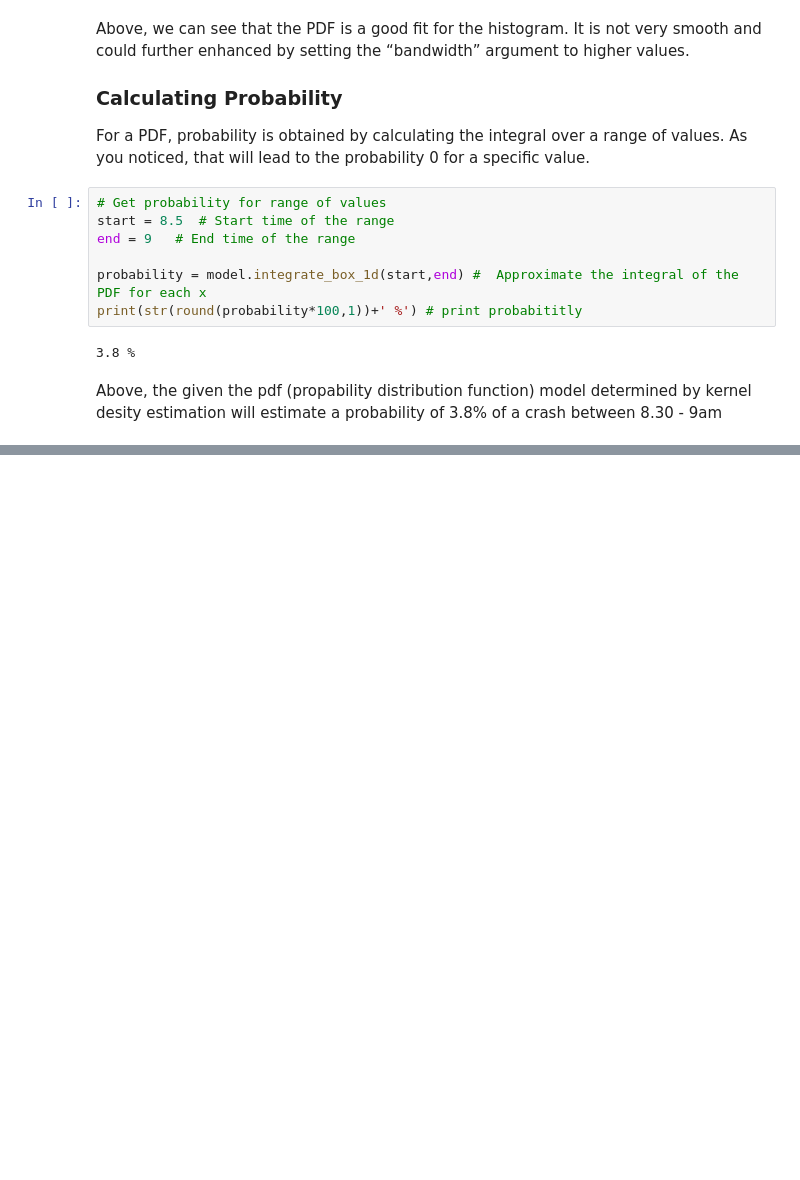
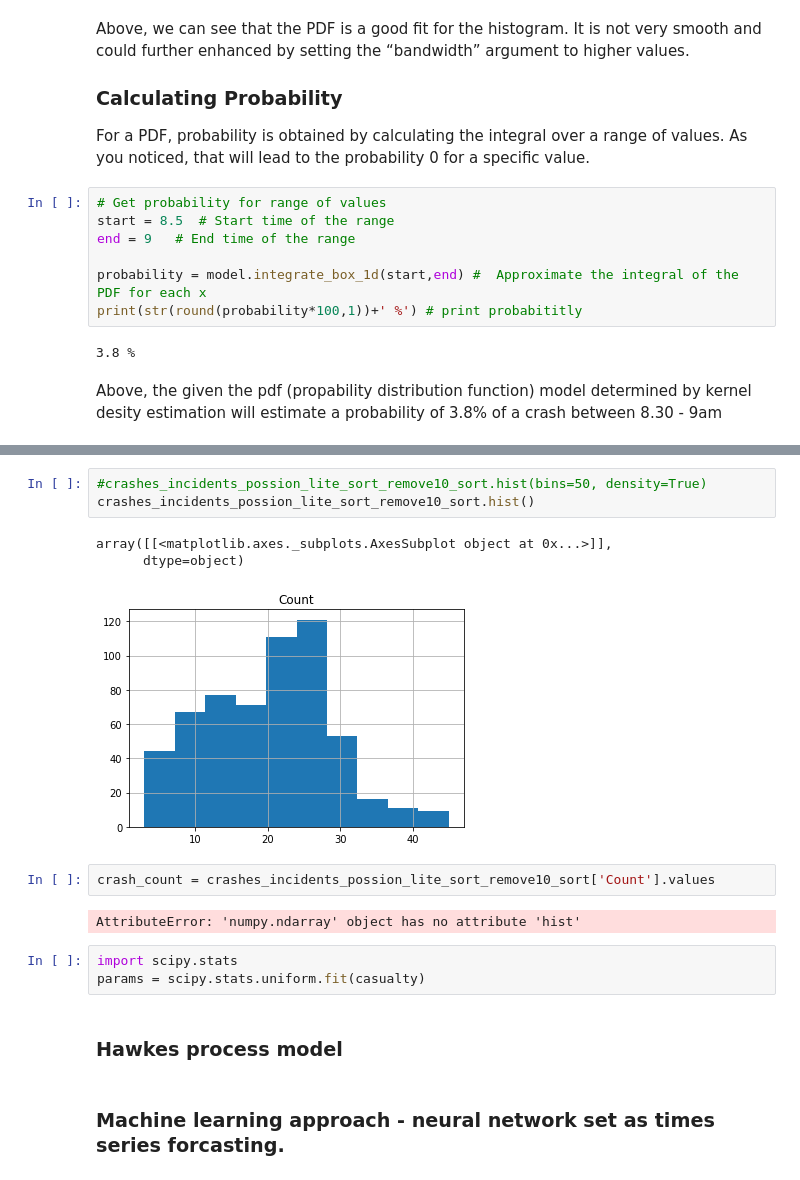
Before and after one commit to jaworra/Jupyter-Notebooks, a Jupyter notebook: crashDataAnalysis.ipynb, the cells around one changed output, grey strips where cells are left out. Saved outputs shown, nothing was run; the diff lists cells and outputs as text; blank space fills up the shorter version.

```diff
--- a/crashDataAnalysis.ipynb
+++ b/crashDataAnalysis.ipynb
@@ -108,0 +276,18 @@ Statistics with SciP
+# %%
+#crashes_incidents_possion_lite_sort_remove10_sort.hist(bins=50, density=True)
+crashes_incidents_possion_lite_sort_remove10_sort.hist()
+# %% [output]
+array([[<matplotlib.axes._subplots.AxesSubplot object at 0x...>]],
+      dtype=object)
+[figure, added]
+# %%
+crash_count = crashes_incidents_possion_lite_sort_remove10_sort['Count'].values
+# %% [output]
+AttributeError: 'numpy.ndarray' object has no attribute 'hist'
+# %%
+import scipy.stats
+params = scipy.stats.uniform.fit(casualty)
+# %% [markdown]
+### Hawkes process model
+# %% [markdown]
+### Machine learning approach - neural network set as times series forcasting.
```
Also changed, not shown: parts of 20 cells of this notebook.
